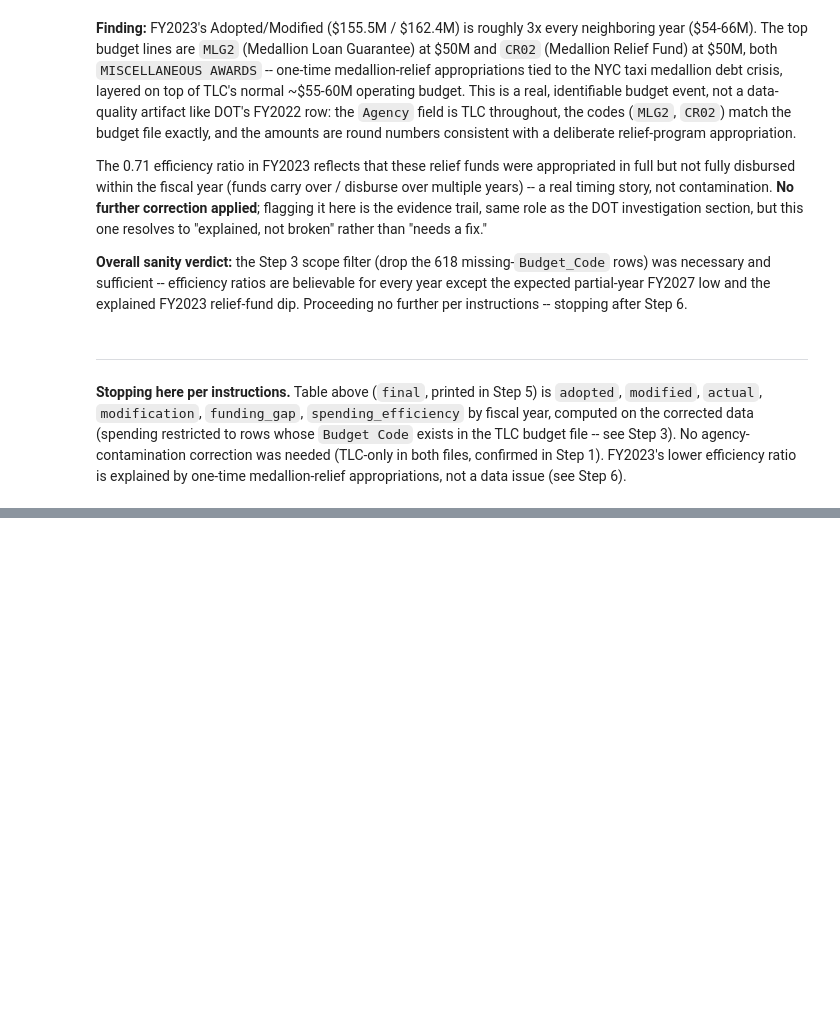
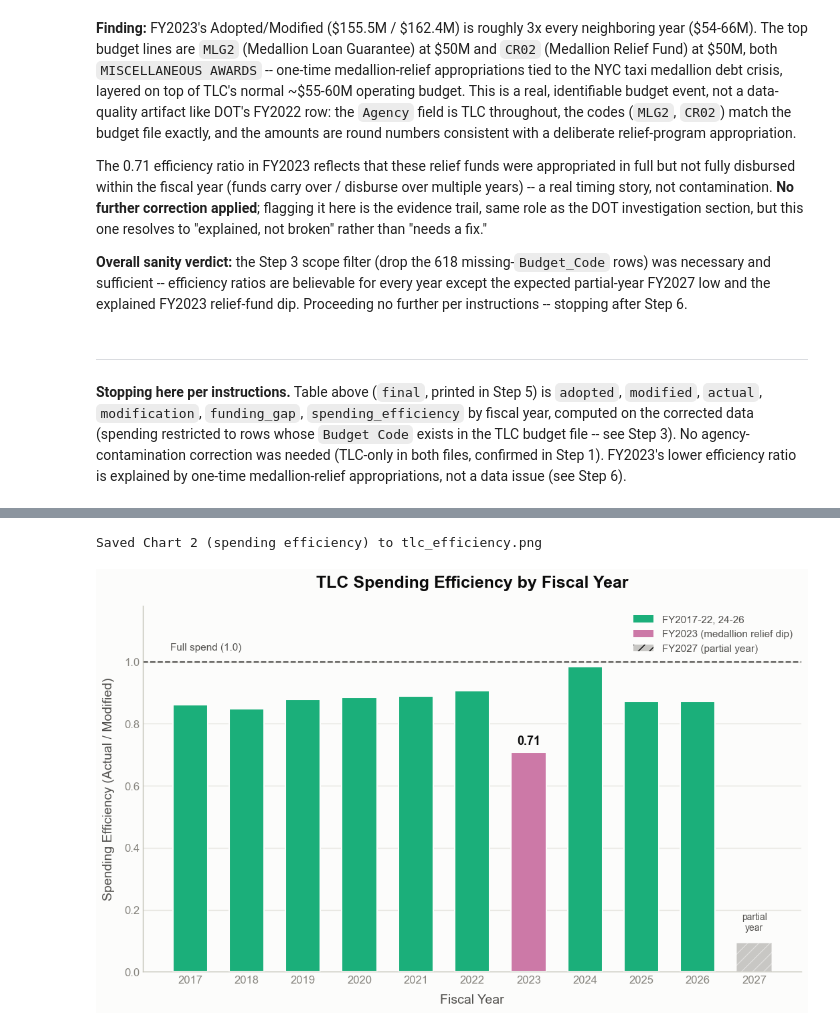
Before and after one commit to lindali-huishan/Budget_Allocation, a Jupyter notebook: tlc_analysis.ipynb, the cells around one changed output, grey strips where cells are left out. Cells and saved outputs as stored; diff of their text form; code cells hidden in the pictures; blank space fills up the shorter version.

```diff
--- a/tlc_analysis.ipynb
+++ b/tlc_analysis.ipynb
@@ -678,0 +816,76 @@ explained by one-time medallion-relief appropriations, not a data issue
+# %%
+fig, ax = plt.subplots(figsize=(11, 7), facecolor=SURFACE)
+ax.set_facecolor(SURFACE)
+
+eff = plot_df["spending_efficiency"].values
+year_list = list(years)
+
+bar_colors = [
+    ALERT if y == 2023 else INK_MUTED if y == 2027 else SERIES["actual"]
+    for y in year_list
+]
+
+bars = ax.bar(
+    years, eff, color=bar_colors, width=0.62, zorder=3,
+    edgecolor=SURFACE, linewidth=1.5,
+)
+
+fy2027_idx = year_list.index(2027)
+bars[fy2027_idx].set_alpha(0.45)
+bars[fy2027_idx].set_hatch("//")
+
+ax.axhline(1.0, color=INK_SECONDARY, linewidth=1.5, linestyle="--", zorder=2)
+ax.text(
+    years.min() - 0.35, 1.03, "Full spend (1.0)",
+    fontsize=11, color=INK_SECONDARY, va="bottom", ha="left",
+)
+
+fy2023_idx = year_list.index(2023)
+ax.annotate(
+    f"{eff[fy2023_idx]:.2f}",
+    xy=(2023, eff[fy2023_idx]),
+    xytext=(0, 8), textcoords="offset points",
+    ha="center", fontsize=13, fontweight="bold", color=INK_PRIMARY,
+)
+ax.text(
+    2027, eff[fy2027_idx] + 0.04, "partial\nyear",
+    ha="center", fontsize=10, color=INK_SECONDARY,
+)
+
+ax.set_xlabel("Fiscal Year", fontsize=14, color=INK_SECONDARY, labelpad=10)
+ax.set_ylabel("Spending Efficiency (Actual / Modified)", fontsize=14, color=INK_SECONDARY, labelpad=10)
+ax.set_title(
+    "TLC Spending Efficiency by Fiscal Year",
+    fontsize=18, fontweight="bold", color=INK_PRIMARY, pad=20,
+)
+ax.set_xticks(years)
+ax.set_ylim(0, 1.18)
+ax.tick_params(labelsize=12, colors=INK_MUTED)
+
+ax.grid(axis="y", color=GRIDLINE, linewidth=1, alpha=0.8)
+ax.grid(axis="x", visible=False)
+ax.set_axisbelow(True)
+for spine_name in ("top", "right"):
+    ax.spines[spine_name].set_visible(False)
+for spine_name in ("left", "bottom"):
+    ax.spines[spine_name].set_color(BASELINE)
+
+legend_handles = [
+    Patch(facecolor=SERIES["actual"], label="FY2017-22, 24-26"),
+    Patch(facecolor=ALERT, label="FY2023 (medallion relief dip)"),
+    Patch(facecolor=INK_MUTED, alpha=0.45, hatch="//", label="FY2027 (partial year)"),
+]
+ax.legend(
+    handles=legend_handles, fontsize=11, frameon=False, loc="upper right",
+    labelcolor=INK_SECONDARY,
+)
+
+fig.tight_layout(pad=2)
+
+EFFICIENCY_PATH = "tlc_efficiency.png"
+fig.savefig(EFFICIENCY_PATH, dpi=150, facecolor=SURFACE)
+print(f"Saved Chart 2 (spending efficiency) to {EFFICIENCY_PATH}")
+plt.show()
+# %% [output]
+Saved Chart 2 (spending efficiency) to tlc_efficiency.png
+[figure, added]
```
Also changed, not shown: parts of 8 cells of this notebook, 3 other files.
